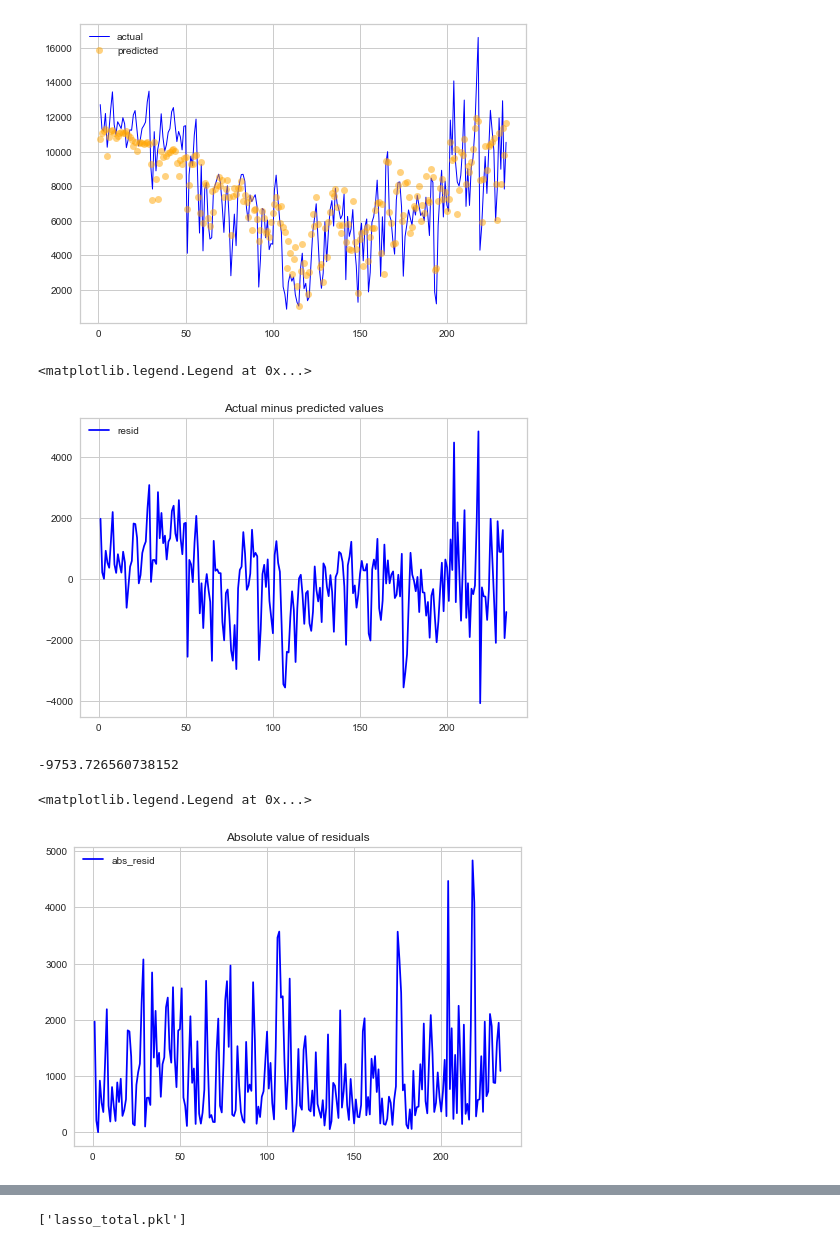
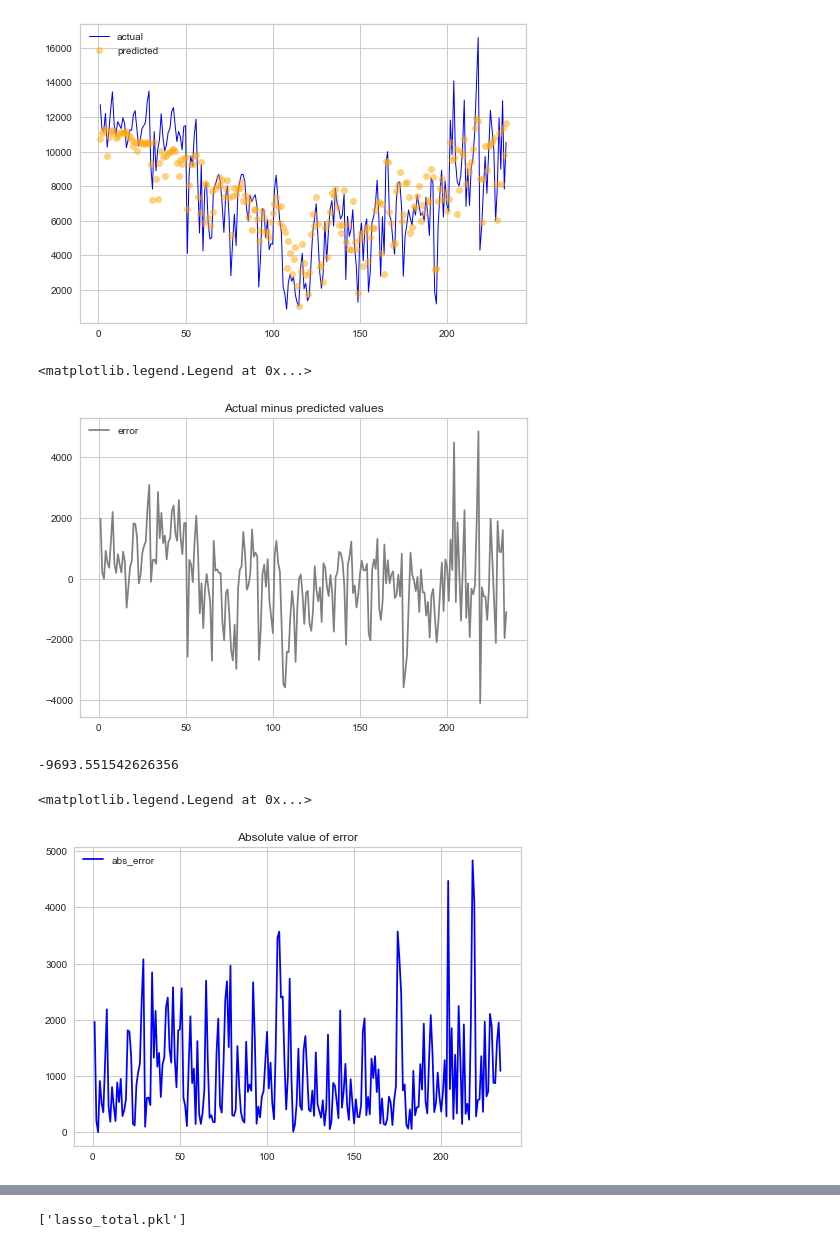
Before and after one commit to noahnewberger/Bikeshare-DC, a Jupyter notebook: machine_learning/lasso_model_total_rides.ipynb, the cells around one changed output, grey strips where cells are left out. Saved outputs shown, nothing was run; the diff lists cells and outputs as text; code cells hidden in the pictures.

```diff
--- a/machine_learning/lasso_model_total_rides.ipynb
+++ b/machine_learning/lasso_model_total_rides.ipynb
@@ -342,3 +343,13 @@ Xtrain.describe(percentiles=[.5]).round(3).transpose()
 | dc_pop^2 | 1712.0 | 0.000 | 1.000 | -1.870 | 0.194 | 1.594 |
 | dc_pop sin_day_of_year | 1712.0 | -0.000 | 1.000 | -1.520 | 0.073 | 1.401 |
 | dc_pop cos_day_of_year | 1712.0 | -0.000 | 1.000 | -1.405 | -0.046 | 1.486 |
+# %%
+from yellowbrick.features import Rank2D
+
+visualizer = Rank2D(features=feature_cols, algorithm='pearson')
+
+Xt = Xtrain[feature_cols]
+
+visualizer.fit(Xt, ytrain)                # Fit the data to the visualizer
+visualizer.transform(Xt)             # Transform the data
+visualizer.poof()                   # Draw/show/poof the data
@@ -394,8 +407,8 @@ def score_model(model):
 from sklearn.linear_model import LassoCV
 
 # Alphas to search over
-
-alphas = np.logspace(-2, 2, 250)
+# Alpha usually settles around 5
+alphas = np.logspace(-2, 1, 250)
 
 # Instantiate model
 cv = KFold(n_splits=5, shuffle=True, random_state=7)
@@ -457,3 +468,14 @@ A value is trying to be set on a copy of a slice from a DataFrame
 
 See the caveats in the documentation: http://pandas.pydata.org/pandas-docs/stable/indexing.html#indexing-view-versus-copy
   # This is added back by InteractiveShellApp.init_path()
+# %%
+import matplotlib.pyplot as plt
+from yellowbrick.features.importances import FeatureImportances
+
+# Create a new matplotlib figure
+fig = plt.figure()
+ax = fig.add_subplot()
+
+viz = FeatureImportances(lasso, ax=ax, labels=None)
+viz.fit(Xtrain, ytrain)
+viz.poof()
@@ -519,16 +545,16 @@ import matplotlib.pyplot as plt
 lasso.fit(Xtrain, ytrain)
 
 yhat = lasso.predict(Xtest)
-resid = ytest - yhat
+error = ytest - yhat
 
 data = pd.DataFrame({'t': range(1, len(yhat) + 1),
                      'ytest': ytest,
                      'yhat': yhat,
-                     'resid': resid})
+                     'error': error})
 
 plt.plot('t', 'ytest', data=data, color='blue', linewidth=1, label='actual')
 plt.plot('t', 'yhat', data=data, color='orange', marker='o', linestyle="None", label='predicted', alpha=0.5)
-plt.plot('t', 'resid', data=data, color='gray')
+plt.plot('t', 'error', data=data, color='gray')
 plt.legend()
 plt.show()
 # %% [output]
@@ -546,24 +570,24 @@ plt.legend()
 [figure]
 # %%
 plt.title('Actual minus predicted values')
-plt.plot('t', 'resid', data=data, color='blue')
+plt.plot('t', 'error', data=data, color='gray')
 plt.legend()
 # %% [output]
 <matplotlib.legend.Legend at 0x...>
-[figure, old version]
+[figure, new version]
 # %%
 # On net, actuals minus predicted is negative
 # This means our model overpredicted on average
 
-data['resid'].sum()
+data['error'].sum()
 # %% [output]
--9753.726560738152
+-9693.551542626356
 # %%
-data['abs_resid'] = np.abs(resid)
+data['abs_error'] = np.abs(error)
 
-plt.title('Absolute value of residuals')
-plt.plot('t', 'abs_resid', data=data, color='blue')
+plt.title('Absolute value of error')
+plt.plot('t', 'abs_error', data=data, color='blue')
 plt.legend()
 # %% [output]
 <matplotlib.legend.Legend at 0x...>
-[figure, old version]
+[figure, new version]
```
Also changed, not shown: parts of 16 cells of this notebook, 11 other files.
